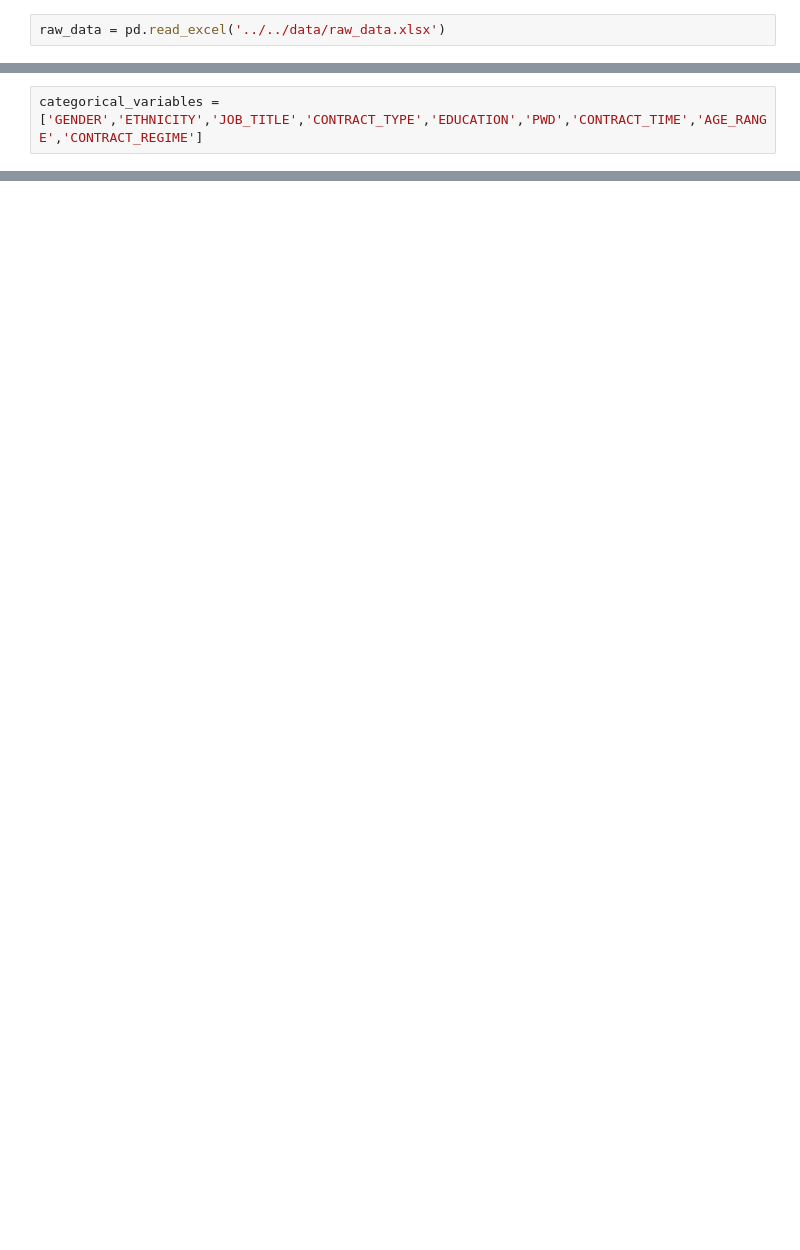
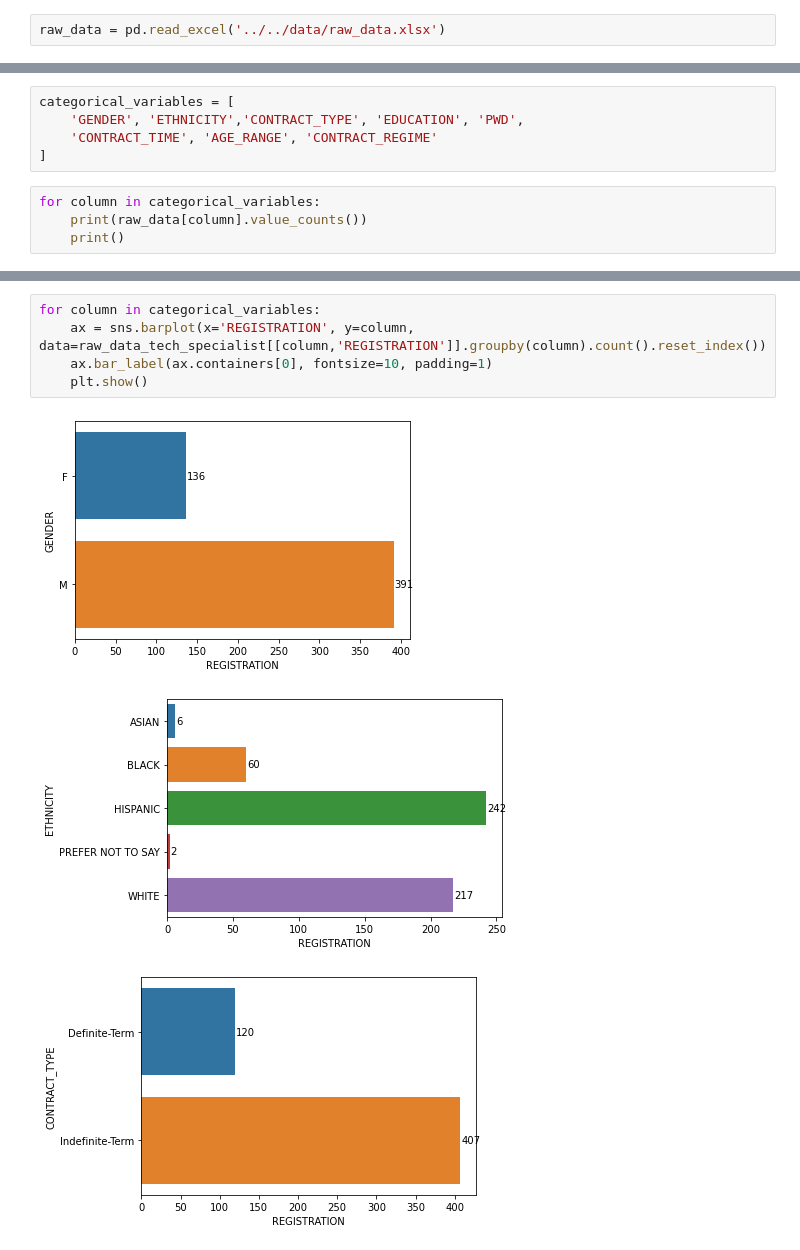
Before and after one commit to Rabernardino/ml-salary-model, a Jupyter notebook: src/scripts/eda.ipynb, the cells around one changed output, grey strips where cells are left out. Cells and saved outputs as stored; diff of their text form; blank space fills up the shorter version.

```diff
--- a/src/scripts/eda.ipynb
+++ b/src/scripts/eda.ipynb
@@ -49,2 +45,9 @@ raw_data['REGISTRATION'] = raw_data['REGISTRATION'].astype(str)
 # %%
-categorical_variables = ['GENDER','ETHNICITY','JOB_TITLE','CONTRACT_TYPE','EDUCATION','PWD','CONTRACT_TIME','AGE_RANGE','CONTRACT_REGIME']
+categorical_variables = [
+    'GENDER', 'ETHNICITY','CONTRACT_TYPE', 'EDUCATION', 'PWD',
+    'CONTRACT_TIME', 'AGE_RANGE', 'CONTRACT_REGIME'
+]
+# %%
+for column in categorical_variables:
+    print(raw_data[column].value_counts())
+    print()
@@ -78,0 +98,9 @@ ax.bar_label(ax.containers[0], fontsize=10, padding=-50)
+# %%
+for column in categorical_variables:
+    ax = sns.barplot(x='REGISTRATION', y=column, data=raw_data_tech_specialist[[column,'REGISTRATION']].groupby(column).count().reset_index())
+    ax.bar_label(ax.containers[0], fontsize=10, padding=1)
+    plt.show()
+# %% [output]
+[figure, added]
+[figure, added]
+[figure, added]
```
Also changed, not shown: parts of 13 cells of this notebook.
